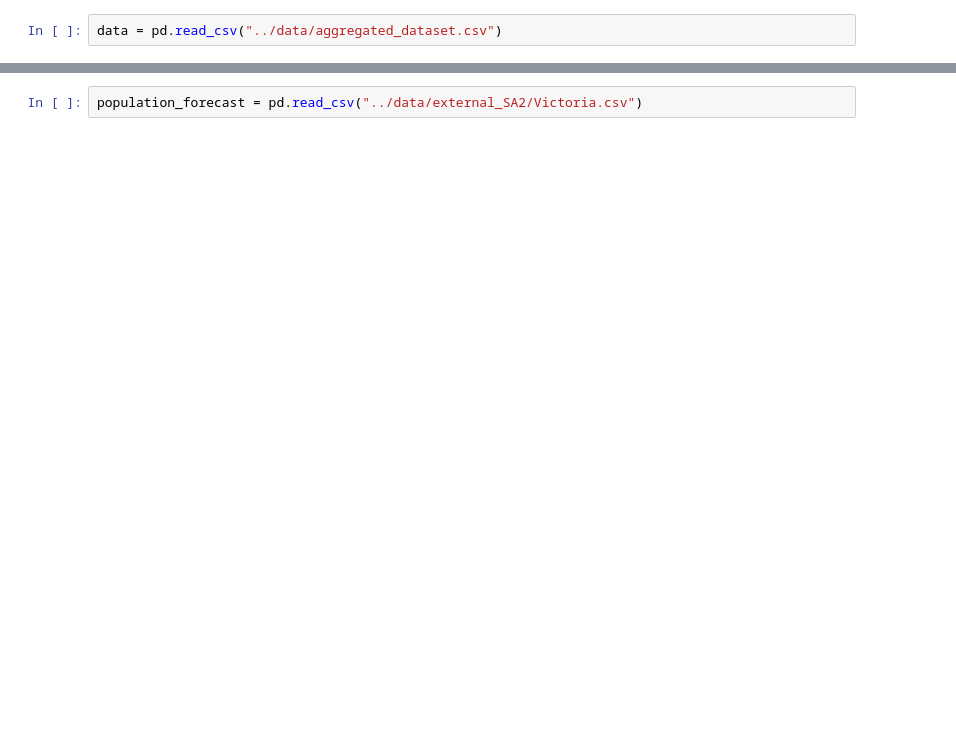
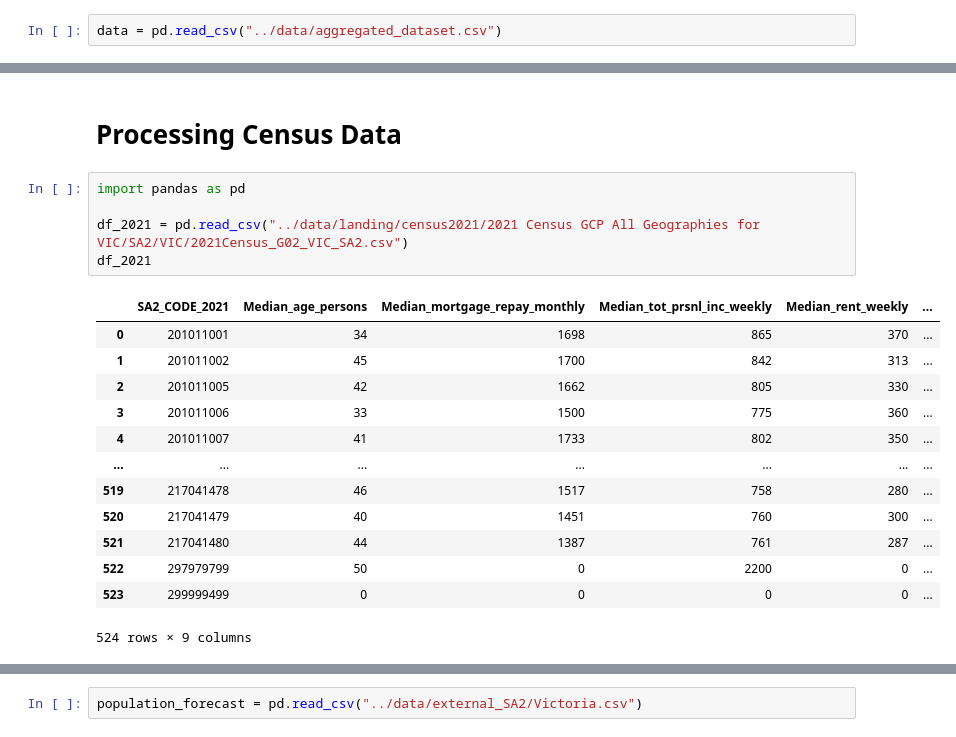
Before and after one commit to HenrikHao/real-estate-industry-project, a Jupyter notebook: notebooks/Properties_SA2.ipynb, the cells around one changed output, grey strips where cells are left out. Saved outputs shown, nothing was run; the diff lists cells and outputs as text; blank space fills up the shorter version.

```diff
--- a/notebooks/Properties_SA2.ipynb
+++ b/notebooks/Properties_SA2.ipynb
@@ -44,0 +106,21 @@ aggregated
+# %% [markdown]
+# Processing Census Data
+# %%
+import pandas as pd
+
+df_2021 = pd.read_csv("../data/landing/census2021/2021 Census GCP All Geographies for VIC/SA2/VIC/2021Census_G02_VIC_SA2.csv")
+df_2021
+# %% [output]
+|  | SA2_CODE_2021 | Median_age_persons | Median_mortgage_repay_monthly | Median_tot_prsnl_inc_weekly | Median_rent_weekly | ... |
+| 0 | 201011001 | 34 | 1698 | 865 | 370 | ... |
+| 1 | 201011002 | 45 | 1700 | 842 | 313 | ... |
+| 2 | 201011005 | 42 | 1662 | 805 | 330 | ... |
+| 3 | 201011006 | 33 | 1500 | 775 | 360 | ... |
+| 4 | 201011007 | 41 | 1733 | 802 | 350 | ... |
+| ... | ... | ... | ... | ... | ... | ... |
+| 519 | 217041478 | 46 | 1517 | 758 | 280 | ... |
+| 520 | 217041479 | 40 | 1451 | 760 | 300 | ... |
+| 521 | 217041480 | 44 | 1387 | 761 | 287 | ... |
+| 522 | 297979799 | 50 | 0 | 2200 | 0 | ... |
+| 523 | 299999499 | 0 | 0 | 0 | 0 | ... |
+524 rows × 9 columns
```
Also changed, not shown: parts of 46 cells of this notebook, 4 other files.
